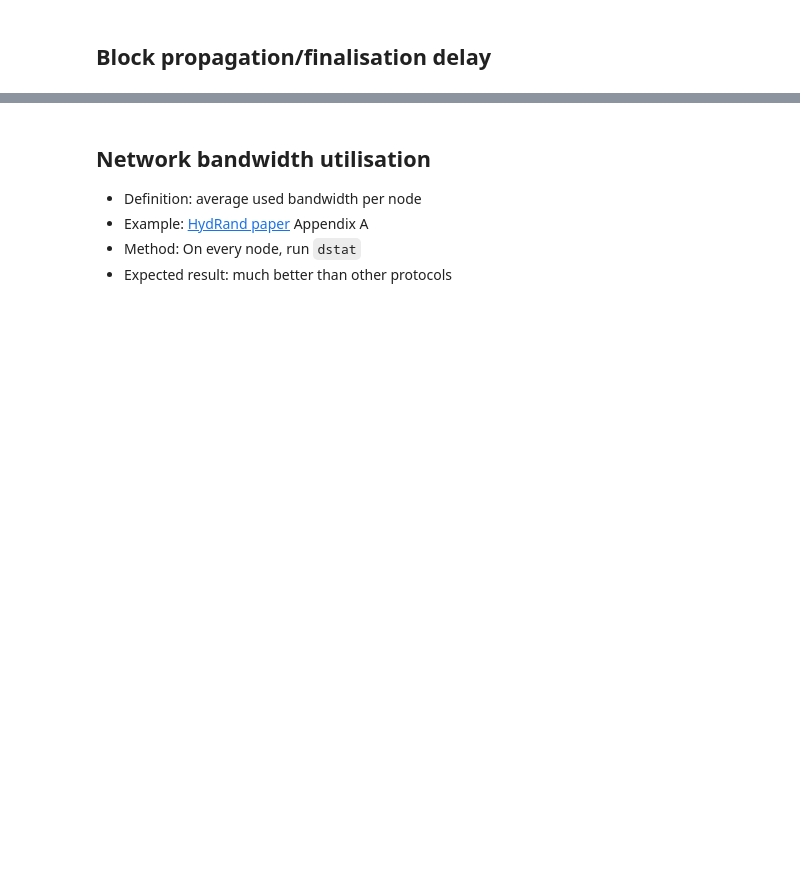
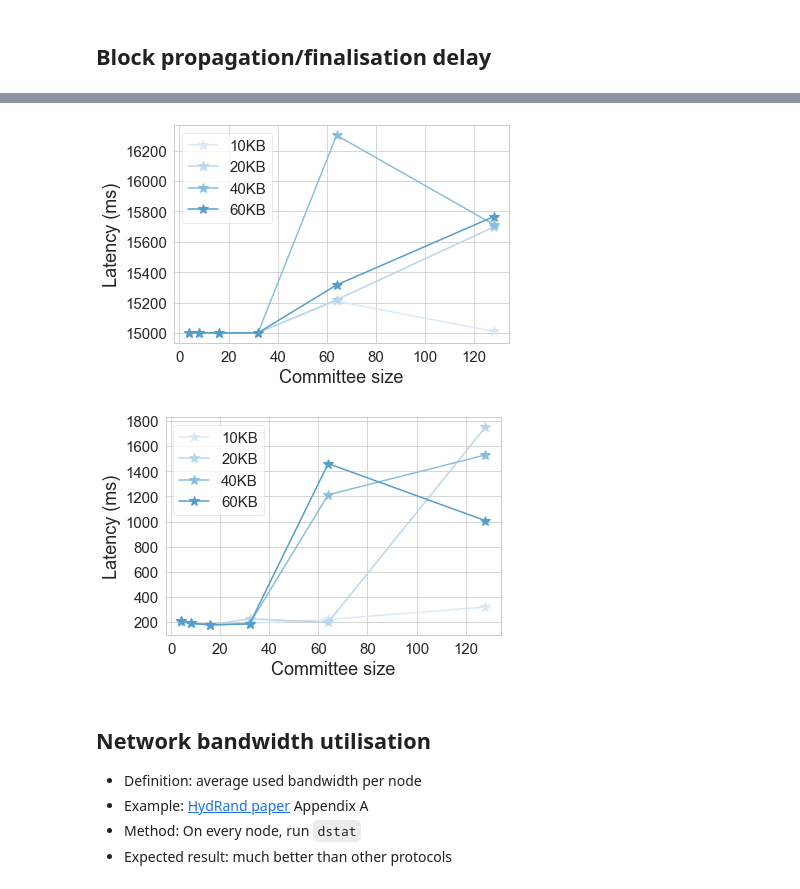
Before and after one commit to SebastianElvis/ebft, a Jupyter notebook: evaluation/analysis.ipynb, the cells around one changed output, grey strips where cells are left out. Cells and saved outputs as stored; diff of their text form; code cells hidden in the pictures; blank space fills up the shorter version.

Commit message:
minerblocksize

```diff
--- a/evaluation/analysis.ipynb
+++ b/evaluation/analysis.ipynb
@@ -15,8 +18,9 @@ sns.set_style("whitegrid")
 # %%
 LOG_PATH = Path('./log/')
+DATA_PATH = Path('./data/')
 # %%
-def get_files(extension, committee_size, latency, long=True):
-    log_folder = '%s_%d_%d' % (extension, committee_size, latency)
+def get_files(extension, committee_size, latency, minerblocksize, long=True):
+    log_folder = '%s_%d_%d_%d' % (extension, committee_size, latency, minerblocksize)
     if long == True:
         log_folder += '_long'
     data_path = LOG_PATH / log_folder
@@ -45,8 +49,10 @@ def get_blocks(log_file):
                 blocks[blockhash] = dict()
             if 'mined_time' not in blocks[blockhash]:
                 blocks[blockhash]['mined_time'] = _get_time(line)
-        if line.find('PEER: Received block (hash') != -1: # received a block
-            blockhash = line.split(' ')[7].strip(',')
+#         if line.find('PEER: Received block (hash') != -1: # received a block
+#             blockhash = line.split(' ')[7].strip(',')
+        if line.find('SYNC: received block') != -1: # received a block
+            blockhash = line.split(' ')[6].strip(',')
             if blockhash not in blocks.keys():
                 blocks[blockhash] = dict()
             if 'received_time' not in blocks[blockhash]:
@@ -74,7 +80,8 @@ def get_blocks(log_file):
 
     return blocks
 
-lfiles, dfiles = get_files('syncorazor', 4, 5, long=True)
-blocks = get_blocks(lfiles[2])
-for blockhash in blocks.keys():
-    print(blocks[blockhash])
+# TODO (RH) rerun psyncorazor_64_5_{20,40}_long
+# lfiles, dfiles = get_files('syncorazor', 64, 5, 10, long=True)
+# blocks = get_blocks(lfiles[3])
+# for blockhash in blocks.keys():
+#     print(blocks[blockhash])
@@ -134,3 +131,31 @@ get_finalisation_delay('syncorazor', 4, 5)
+# %%
+extensions = ['syncorazor', 'psyncorazor']
+committee_sizes = [4,8,16,32,64,128]
+latency = 5
+minerblocksizes = [10, 20, 40, 60]
+
+def plot_latency(df, extension, committee_sizes, minerblocksizes):
+    plt.figure()
+
+    for minerblocksize in minerblocksizes:
+        lines = df[(df['extension']==extension) & (df['committee_size'].isin(committee_sizes)) & (df['latency']==latency) & (df['minerblocksize']==minerblocksize)]
+        delay_means = lines['mean']
+        delay_stds = lines['std']
+#         plt.errorbar(committee_sizes, delay_means, yerr=delay_stds, label="%dKB" % minerblocksize)
+        plt.plot(committee_sizes, delay_means, '-*', label="%dKB" % minerblocksize, markersize=10)
+
+    plt.xticks(fontsize=15)
+    plt.yticks(fontsize=15)
+    plt.xlabel('Committee size', fontsize=18)
+    plt.ylabel('Latency (ms)', fontsize=18)
+    plt.legend(fontsize=15)
+    plt.show()
+
+plot_latency(latency_df, 'syncorazor', [4,8,16,32,64,128], [10,20,40,60])
+plot_latency(latency_df, 'psyncorazor', [4,8,16,32,64,128], [10,20,40,60])
+# %% [output]
+[figure, added]
+[figure, added]
 # %% [markdown]
 ## Network bandwidth utilisation
 
```
Also changed, not shown: parts of 7 cells of this notebook, 5 other files.
